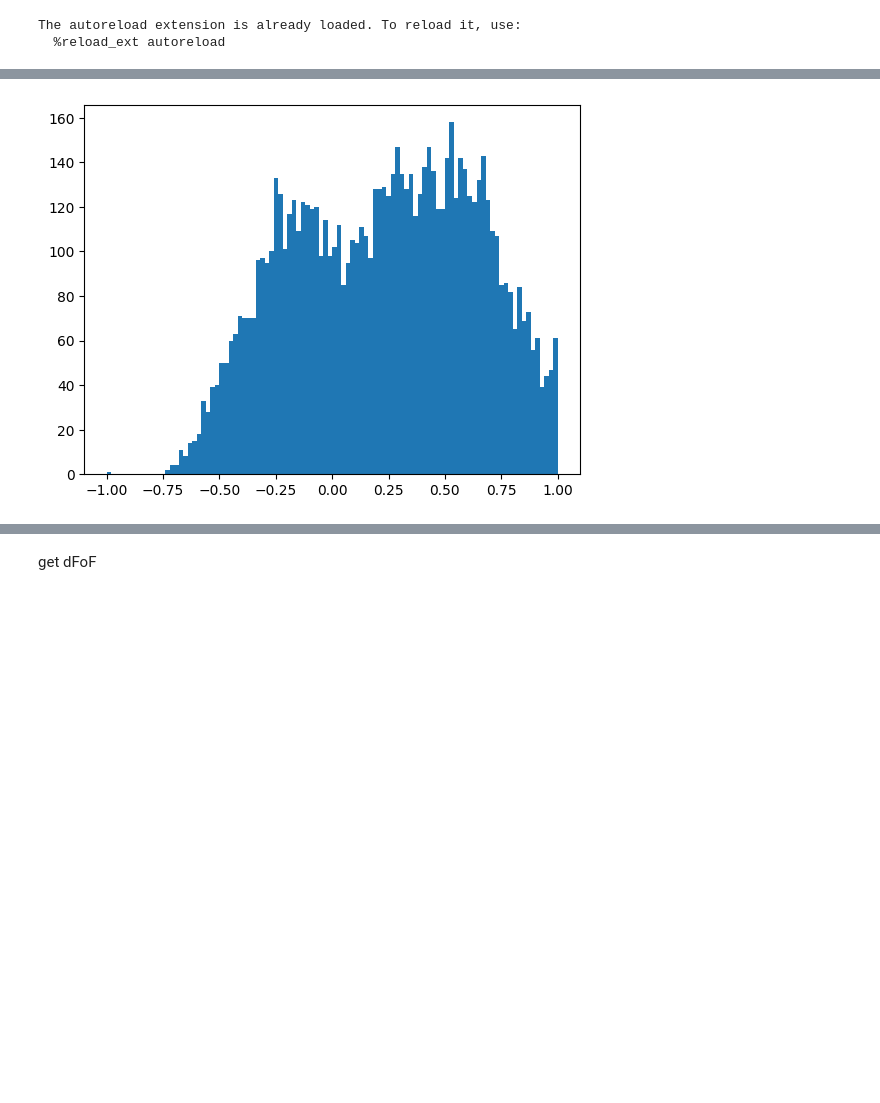
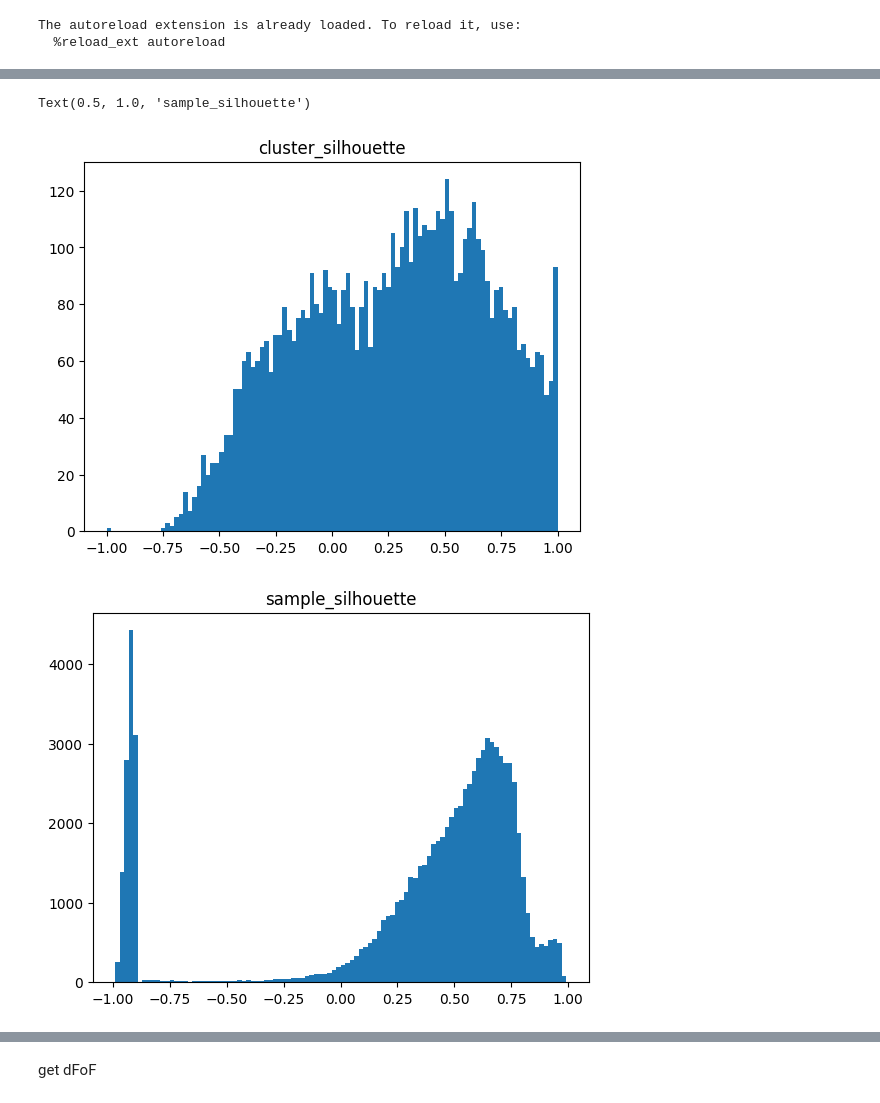
Before and after one commit to RichieHakim/NBAP, a Jupyter notebook: behavioral_drift_analysis/5b_make_dFoF_aligned.ipynb, the cells around one changed output, grey strips where cells are left out. Drawn from its saved outputs; the diff is of its cells as text; code cells hidden in the pictures; blank space fills up the shorter version.

```diff
--- a/behavioral_drift_analysis/5b_make_dFoF_aligned.ipynb
+++ b/behavioral_drift_analysis/5b_make_dFoF_aligned.ipynb
@@ -46,5 +32,16 @@ iscells_final = {date: ic_tqm * ic_c for (date, ic_tqm), ic_c in zip(iscells_tqm
+# %%
+tracking_post = bnpm.file_helpers.pickle_load(r'/media/rich/bigSSD/analysis_data/face_rhythm/mouse_0322R/stat_and_ops.ROICaT.tracking.results.pkl')  ## from ROICaT
 # %%
+%matplotlib inline
+
 plt.figure()
-plt.hist(tracking_results['quality_metrics']['cluster_silhouette'], 100);
+plt.hist(tracking_post['quality_metrics']['cluster_silhouette'], 100);
+plt.title('cluster_silhouette')
+
+plt.figure()
+plt.hist(tracking_post['quality_metrics']['sample_silhouette'], 100);
+plt.title('sample_silhouette')
 # %% [output]
+Text(0.5, 1.0, 'sample_silhouette')
-[figure, old version]
+[figure, new version]
+[figure, added]
```
Also changed, not shown: parts of 48 cells of this notebook, 10 other files.
